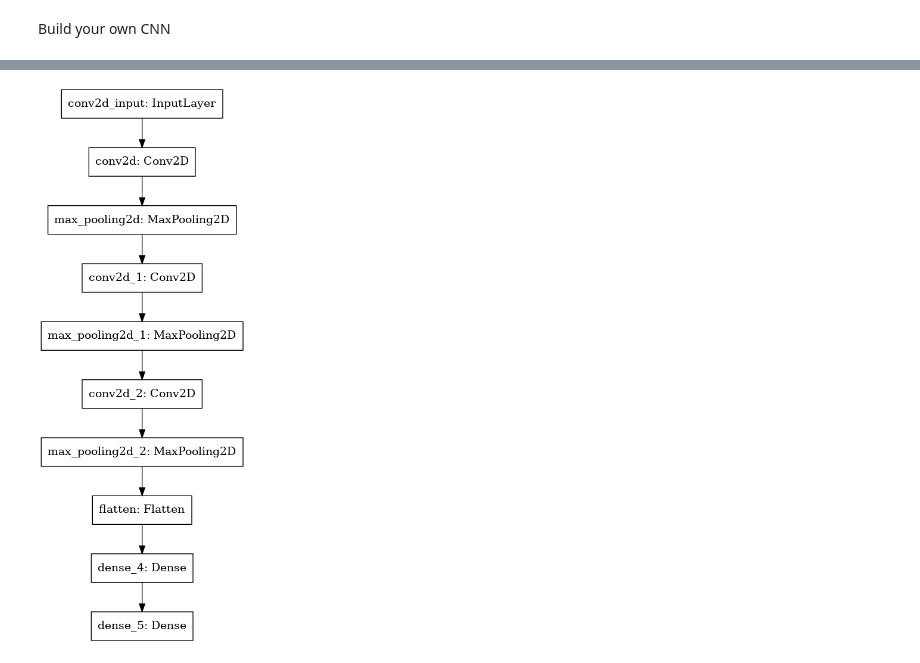
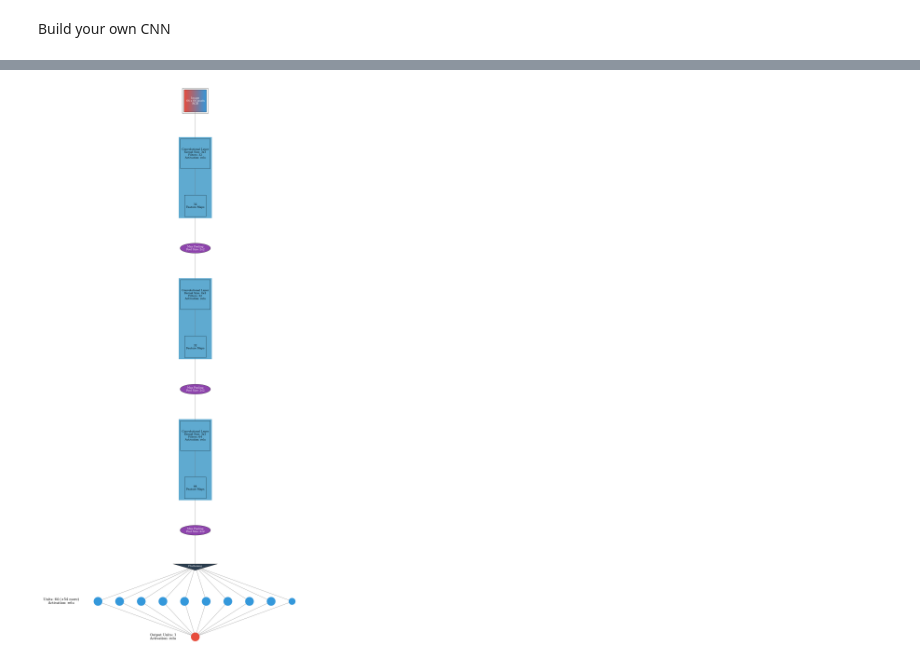
Before and after one commit to snakeeyes021/pneumonia-classification, a Jupyter notebook: matt-visualizations-tuning.ipynb, the cells around one changed output, grey strips where cells are left out. Cells and saved outputs as stored; diff of their text form; code cells hidden in the pictures.

```diff
--- a/matt-visualizations-tuning.ipynb
+++ b/matt-visualizations-tuning.ipynb
@@ -251,4 +259,0 @@ results_test = model.evaluate(test_images, test_y)
-# %%
-tf.keras.utils.plot_model(model)
-# %% [output]
-[figure, removed]
@@ -254,0 +262,4 @@ tf.keras.utils.plot_model(model)
+# %%
+Image('graphs/cnn1.png')
+# %% [output]
+[figure, added]
```
Also changed, not shown: parts of 10 cells of this notebook.
